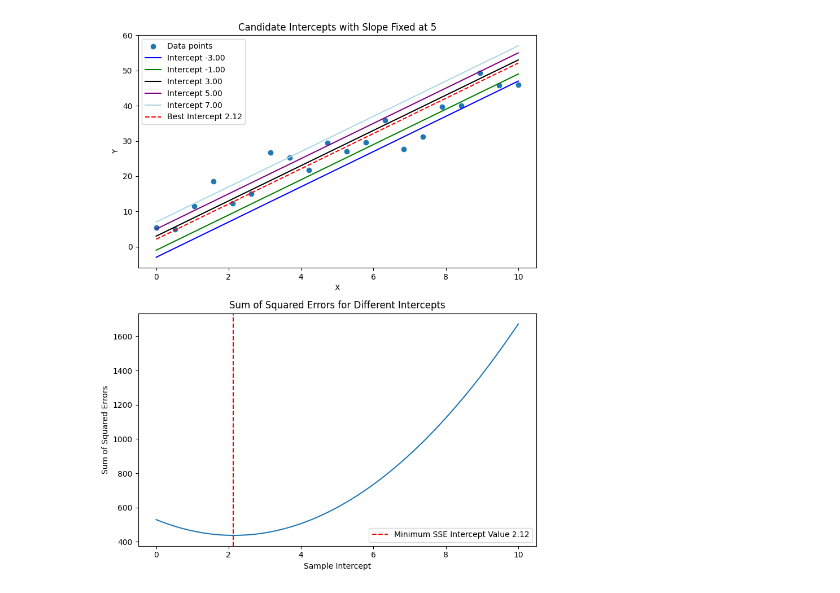
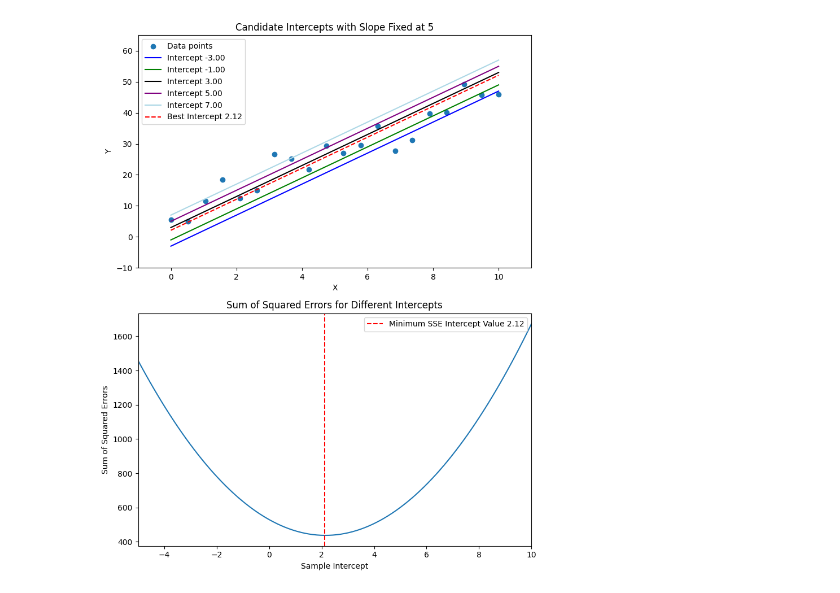
Before and after one commit to znr6s28ynr-maker/Econometrics-Work, a Jupyter notebook: 03_Least_Squares.ipynb, the cells around one changed output. Cells and saved outputs as stored; diff of their text form; code cells hidden in the pictures.

```diff
--- a/03_Least_Squares.ipynb
+++ b/03_Least_Squares.ipynb
@@ -143,7 +147,7 @@ intercepts = [-3, -1, 3, 5, 7]  # Different example intercepts
 colors = ['blue', 'g', 'black', 'purple', 'lightblue']
 
 # Calculate SSE for different intercepts
-intercept_range = np.linspace(0, 10, 100)
+intercept_range = np.linspace(-5, 10, 100)
 sse_values = []
 
 for intercept in intercept_range:
@@ -164,34 +168,41 @@ fig, (ax1, ax2) = plt.subplots(2, 1, figsize=(8, 10))
 ax1.scatter(X.flatten(), y, label='Data points')
 
 #candidate regression lines
 for intercept, color in zip(intercepts, colors):
   candidate_y = intercept + slope * X.flatten()
 
   ax1.plot(X.flatten(), candidate_y, label=f'Intercept {intercept:.2f}', color=color)
 
 #best line when slope fixed at 5
 best_fixed_y = best_intercept + slope * X.flatten()
 
 ax1.plot(X, best_fixed_y, label=f'Best Intercept {best_intercept:.2f}', color='red', linestyle='--')
 
 ax1.set_title('Candidate Intercepts with Slope Fixed at 5')
 ax1.set_xlabel('X')
 ax1.set_ylabel('Y')
 ax1.legend()
 
+#resizing
+ax1.set_xlim(-1, 11)
+ax1.set_ylim(-10, 65)
+ax1.legend()
+
 # SSE plot
 ax2.plot(intercept_range, sse_values)
 
 ax2.set_title('Sum of Squared Errors for Different Intercepts')
 ax2.set_xlabel('Sample Intercept')
 ax2.set_ylabel('Sum of Squared Errors')
 ax2.axvline(best_intercept, color='red', linestyle='--', label=f'Minimum SSE Intercept Value {best_intercept:.2f}')
+
+ax2.set_xlim(-5, 10)
 ax2.legend()
 
 plt.tight_layout()
 plt.show()
 # %% [output]
-[figure, old version]
+[figure, new version]
 # %% [markdown]
 ##Solving normal equations from lecture example for $\beta_0$ and $\beta_1$:
 
```
Also changed, not shown: parts of 4 cells of this notebook.
